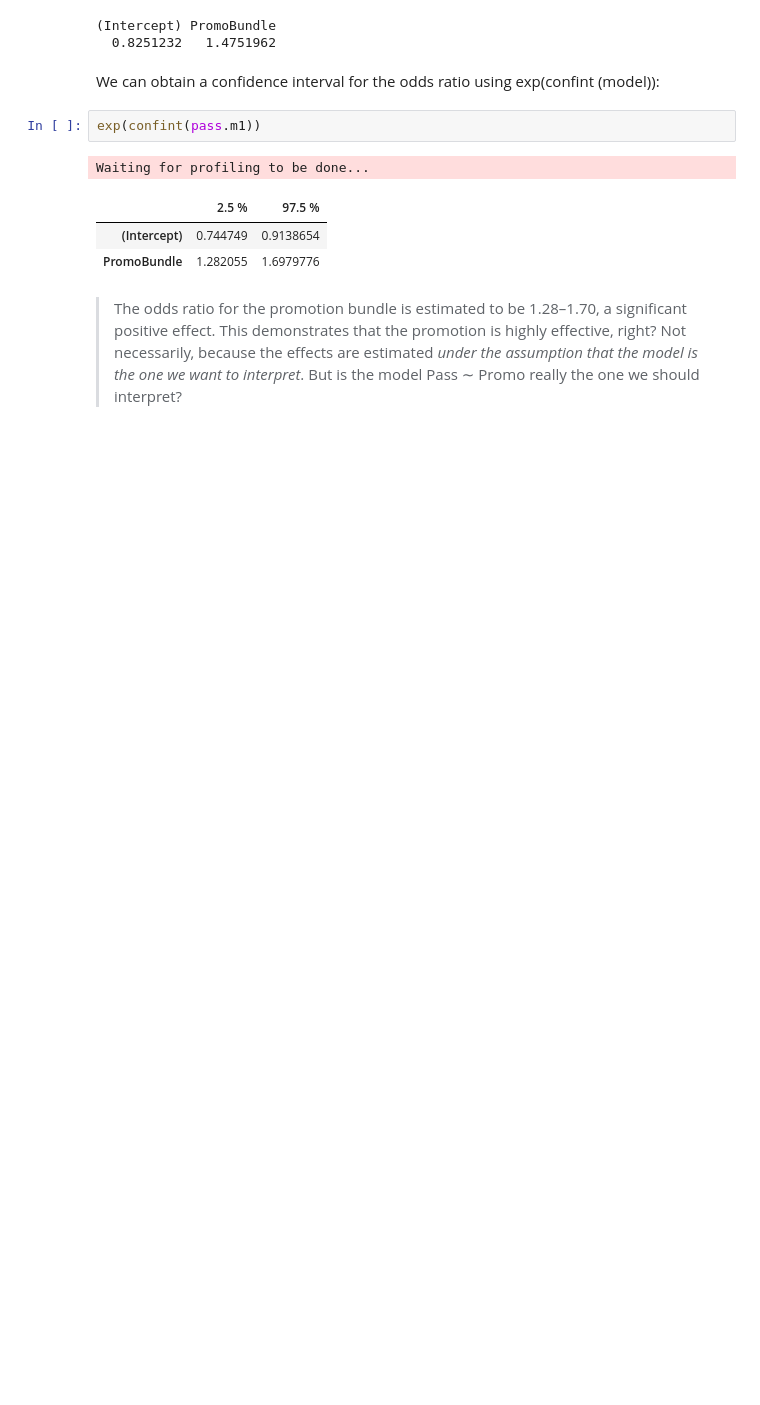
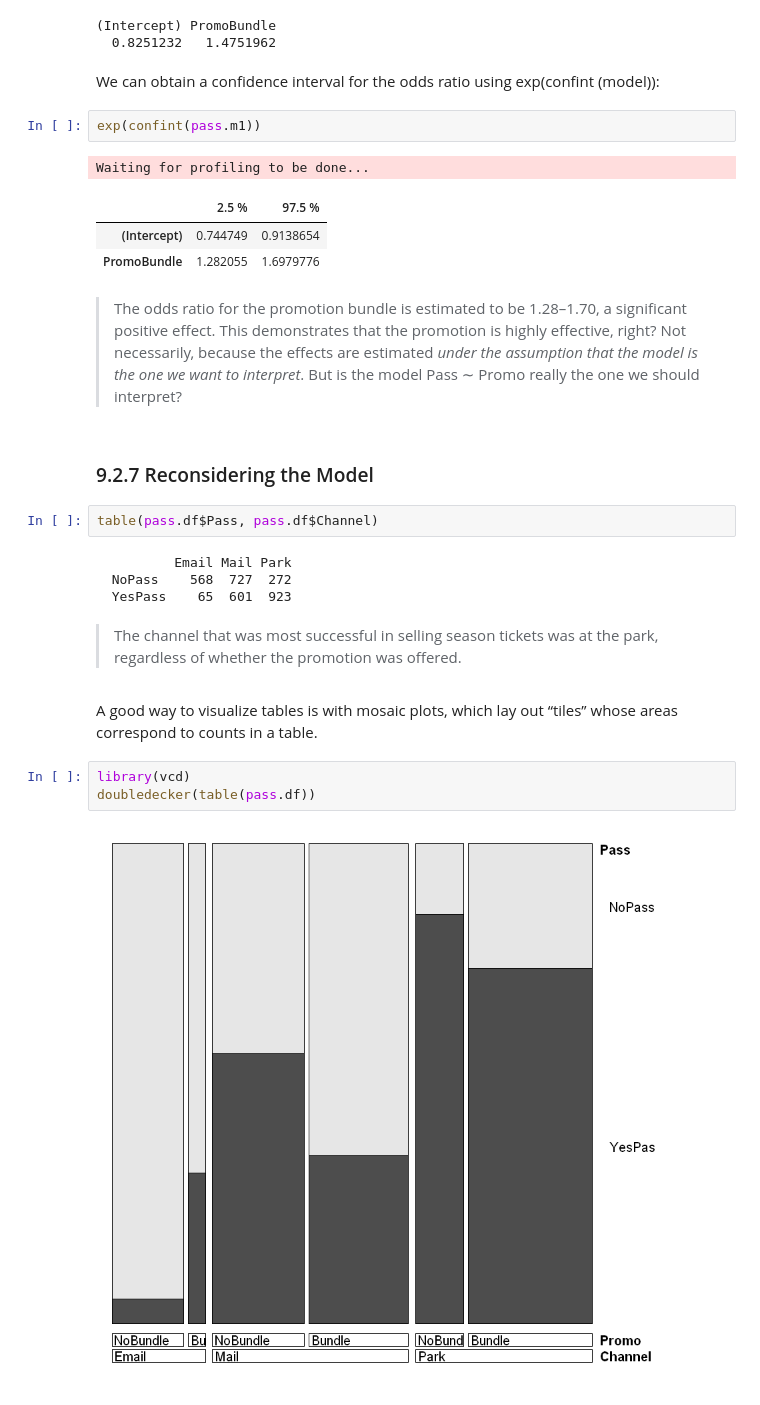
Before and after one commit to LeeChang-Soo/R-for-marketing-analytics, a Jupyter notebook: 9_Additional Linear Modeling Topics.ipynb, the cells around one changed output. Saved outputs shown, nothing was run; the diff lists cells and outputs as text; blank space fills up the shorter version.

```diff
--- a/9_Additional Linear Modeling Topics.ipynb
+++ b/9_Additional Linear Modeling Topics.ipynb
@@ -626,3 +642,22 @@ positive effect. This demonstrates that the promotion is highly effective, right
 necessarily, because the effects are estimated *under the assumption that the model
 is the one we want to interpret*. But is the model Pass ∼ Promo really the one
 we should interpret?
+# %% [markdown]
+### 9.2.7 Reconsidering the Model
+# %%
+table(pass.df$Pass, pass.df$Channel)
+# %% [output]
+          Email Mail Park
+  NoPass    568  727  272
+  YesPass    65  601  923
+# %% [markdown]
+>The channel that was most successful in selling season tickets was at the park, regardless
+of whether the promotion was offered.
+# %% [markdown]
+A good way to visualize tables is with mosaic plots, which lay out “tiles” whose
+areas correspond to counts in a table.
+# %%
+library(vcd)
+doubledecker(table(pass.df))
+# %% [output]
+[figure, added]
```
Also changed, not shown: parts of 55 cells of this notebook.
